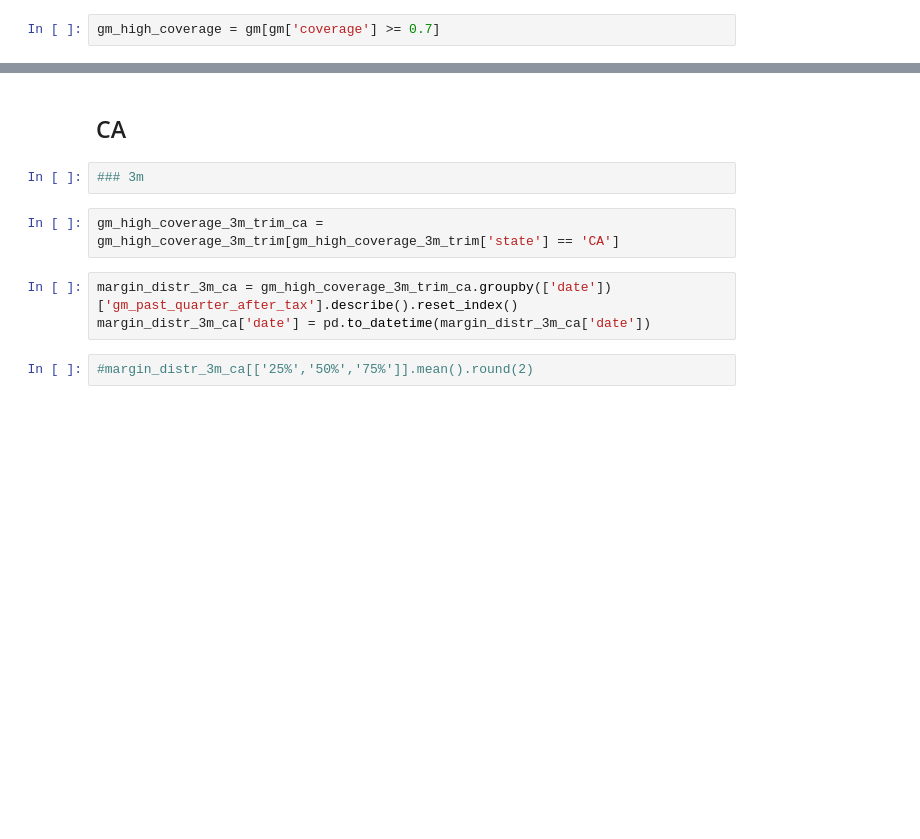
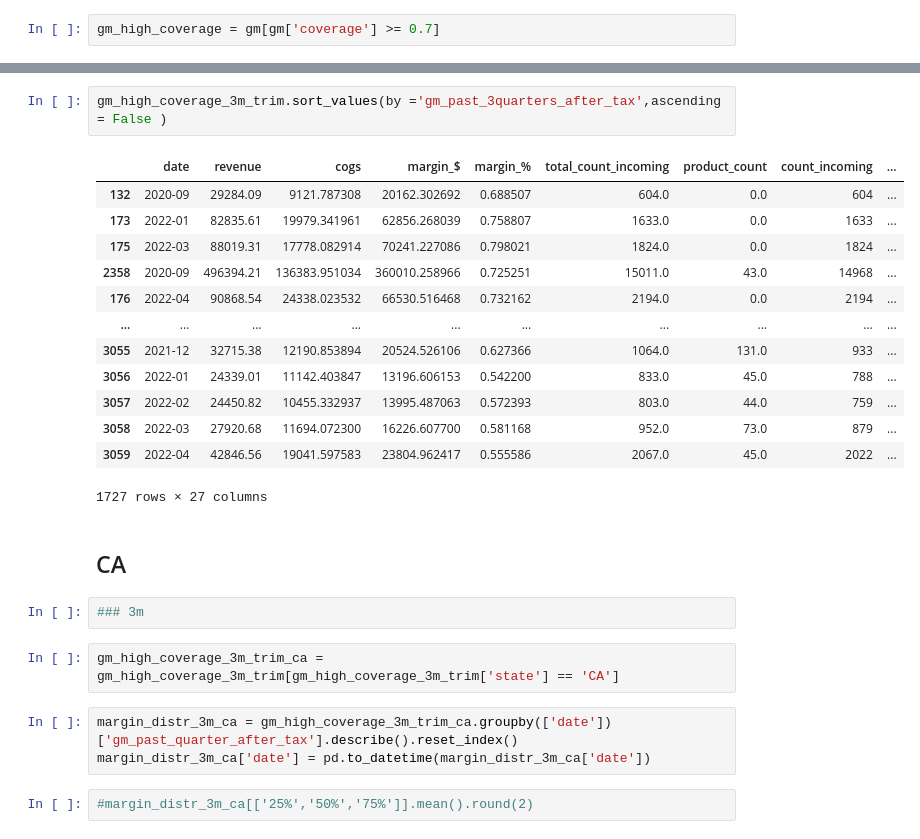
Before and after one commit to warrenshen/platform, a Jupyter notebook: services/api-server/notebooks/analysis/monthly_gm_perc_thresholds.ipynb, the cells around one changed output, grey strips where cells are left out. Drawn from its saved outputs; the diff is of its cells as text; blank space fills up the shorter version.

```diff
--- a/services/api-server/notebooks/analysis/monthly_gm_perc_thresholds.ipynb
+++ b/services/api-server/notebooks/analysis/monthly_gm_perc_thresholds.ipynb
@@ -85,3 +81,19 @@ state_count
+# %%
+gm_high_coverage_3m_trim.sort_values(by ='gm_past_3quarters_after_tax',ascending = False )
+# %% [output]
+|  | date | revenue | cogs | margin_$ | margin_% | total_count_incoming | product_count | count_incoming | ... |
+| 132 | 2020-09 | 29284.09 | 9121.787308 | 20162.302692 | 0.688507 | 604.0 | 0.0 | 604 | ... |
+| 173 | 2022-01 | 82835.61 | 19979.341961 | 62856.268039 | 0.758807 | 1633.0 | 0.0 | 1633 | ... |
+| 175 | 2022-03 | 88019.31 | 17778.082914 | 70241.227086 | 0.798021 | 1824.0 | 0.0 | 1824 | ... |
+| 2358 | 2020-09 | 496394.21 | 136383.951034 | 360010.258966 | 0.725251 | 15011.0 | 43.0 | 14968 | ... |
+| 176 | 2022-04 | 90868.54 | 24338.023532 | 66530.516468 | 0.732162 | 2194.0 | 0.0 | 2194 | ... |
+| ... | ... | ... | ... | ... | ... | ... | ... | ... | ... |
+| 3055 | 2021-12 | 32715.38 | 12190.853894 | 20524.526106 | 0.627366 | 1064.0 | 131.0 | 933 | ... |
+| 3056 | 2022-01 | 24339.01 | 11142.403847 | 13196.606153 | 0.542200 | 833.0 | 45.0 | 788 | ... |
+| 3057 | 2022-02 | 24450.82 | 10455.332937 | 13995.487063 | 0.572393 | 803.0 | 44.0 | 759 | ... |
+| 3058 | 2022-03 | 27920.68 | 11694.072300 | 16226.607700 | 0.581168 | 952.0 | 73.0 | 879 | ... |
+| 3059 | 2022-04 | 42846.56 | 19041.597583 | 23804.962417 | 0.555586 | 2067.0 | 45.0 | 2022 | ... |
+1727 rows × 27 columns
 # %% [markdown]
 ## CA
 # %%
```
Also changed, not shown: parts of 38 cells of this notebook, 5 other files.
